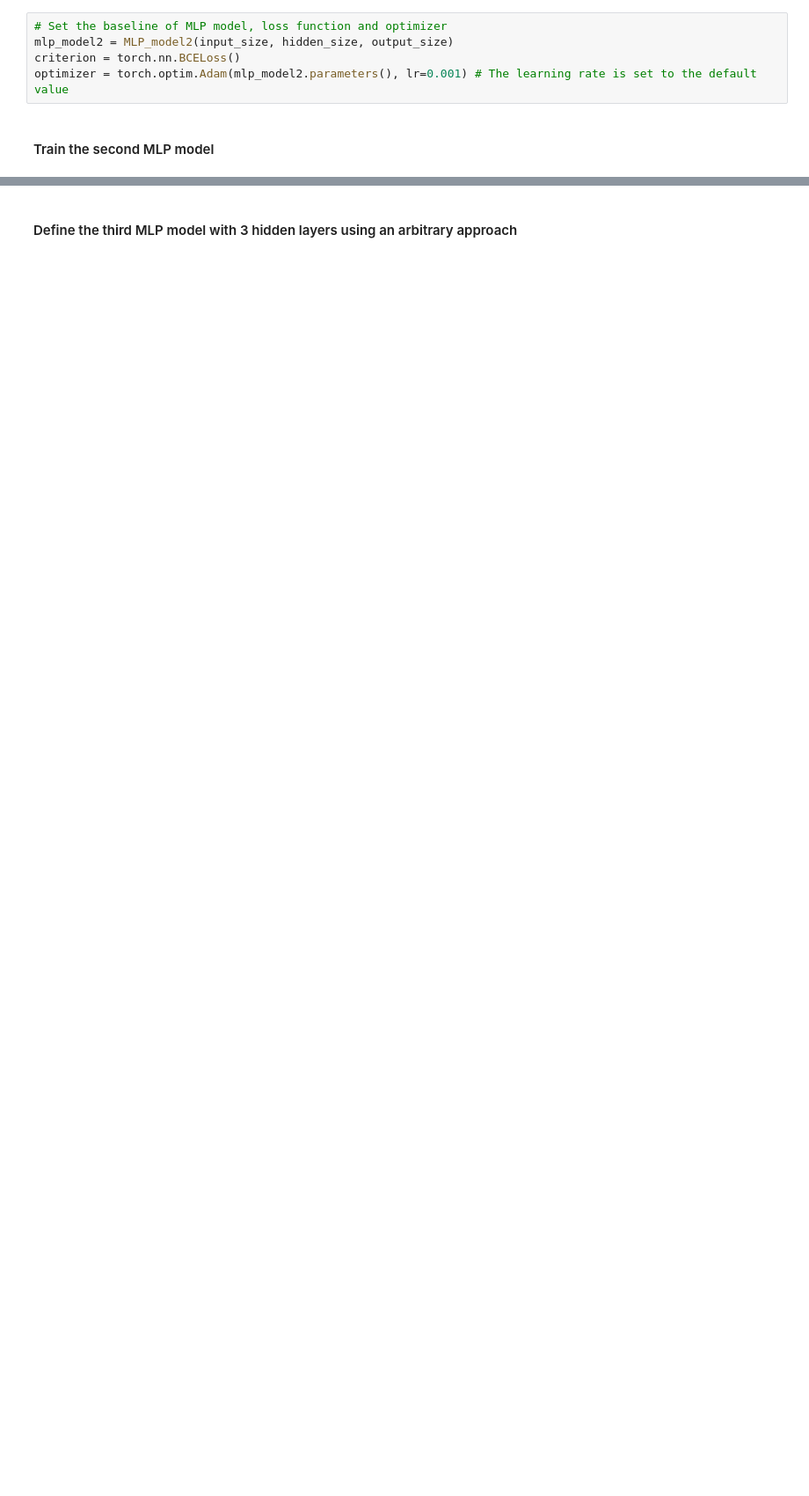
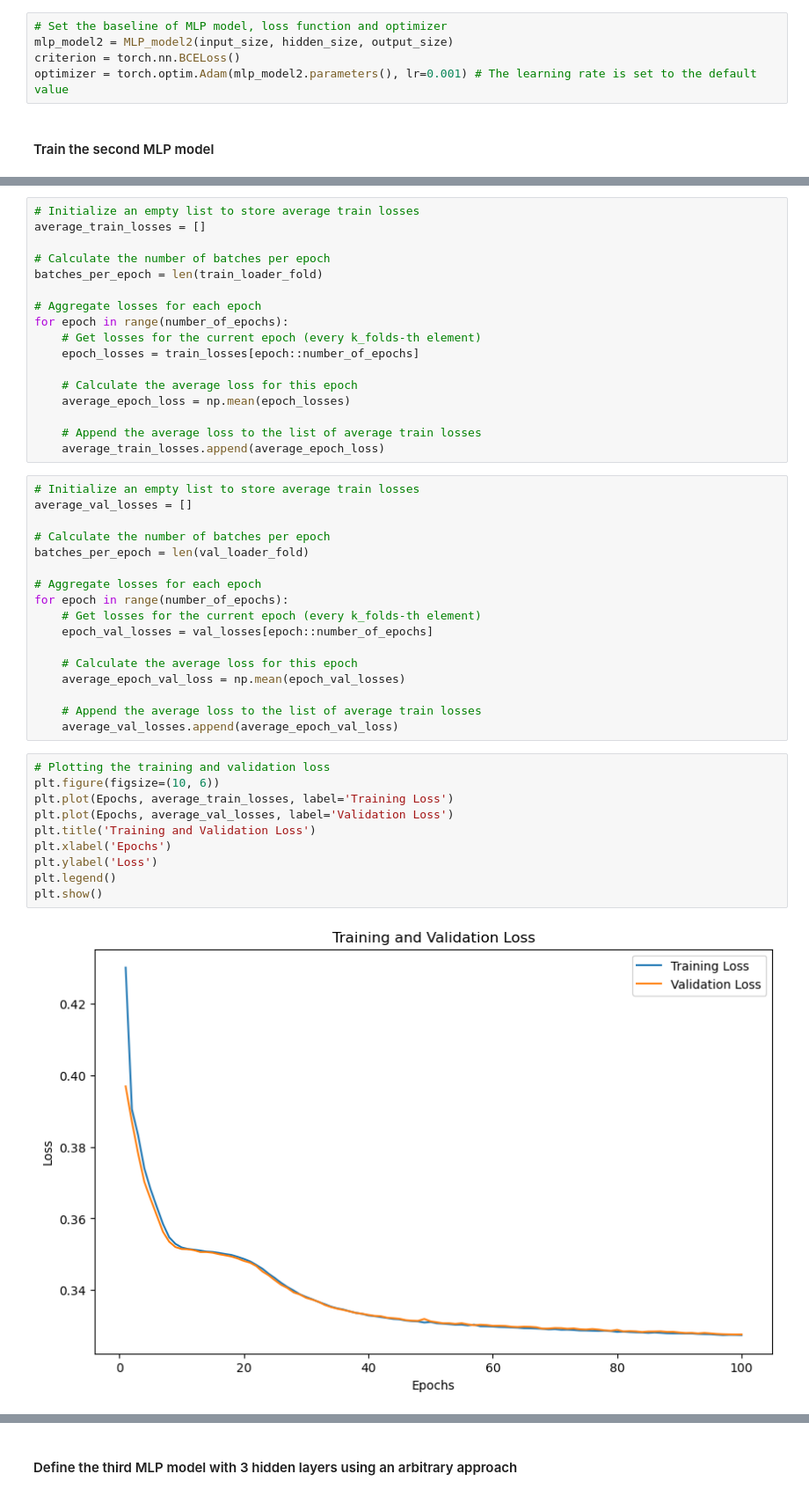
Before and after one commit to yumi-h-1/Predicting-Bank-Customer-Churn, a Jupyter notebook: NECO_Individual Project/INM427 Neural Computing_Individual Project.ipynb, the cells around one changed output, grey strips where cells are left out. Shown at 88% size. Saved outputs shown, nothing was run; the diff lists cells and outputs as text; blank space fills up the shorter version.

```diff
--- a/NECO_Individual Project/INM427 Neural Computing_Individual Project.ipynb
+++ b/NECO_Individual Project/INM427 Neural Computing_Individual Project.ipynb
@@ -912,3 +1170,49 @@ optimizer = torch.optim.Adam(mlp_model2.parameters(), lr=0.001) # The learning r
+# %%
+# Initialize an empty list to store average train losses
+average_train_losses = []
+
+# Calculate the number of batches per epoch
+batches_per_epoch = len(train_loader_fold)
+
+# Aggregate losses for each epoch
+for epoch in range(number_of_epochs):
+    # Get losses for the current epoch (every k_folds-th element)
+    epoch_losses = train_losses[epoch::number_of_epochs]
+
+    # Calculate the average loss for this epoch
+    average_epoch_loss = np.mean(epoch_losses)
+
+    # Append the average loss to the list of average train losses
+    average_train_losses.append(average_epoch_loss)
+# %%
+# Initialize an empty list to store average train losses
+average_val_losses = []
+
+# Calculate the number of batches per epoch
+batches_per_epoch = len(val_loader_fold)
+
+# Aggregate losses for each epoch
+for epoch in range(number_of_epochs):
+    # Get losses for the current epoch (every k_folds-th element)
+    epoch_val_losses = val_losses[epoch::number_of_epochs]
+
+    # Calculate the average loss for this epoch
+    average_epoch_val_loss = np.mean(epoch_val_losses)
+
+    # Append the average loss to the list of average train losses
+    average_val_losses.append(average_epoch_val_loss)
+# %%
+# Plotting the training and validation loss
+plt.figure(figsize=(10, 6))
+plt.plot(Epochs, average_train_losses, label='Training Loss')
+plt.plot(Epochs, average_val_losses, label='Validation Loss')
+plt.title('Training and Validation Loss')
+plt.xlabel('Epochs')
+plt.ylabel('Loss')
+plt.legend()
+plt.show()
+# %% [output]
+[figure, added]
 # %%
 # Make empty lists to store losses for a loss plot
 train_losses = []
```
Also changed, not shown: parts of 39 cells of this notebook, 3 other files.
